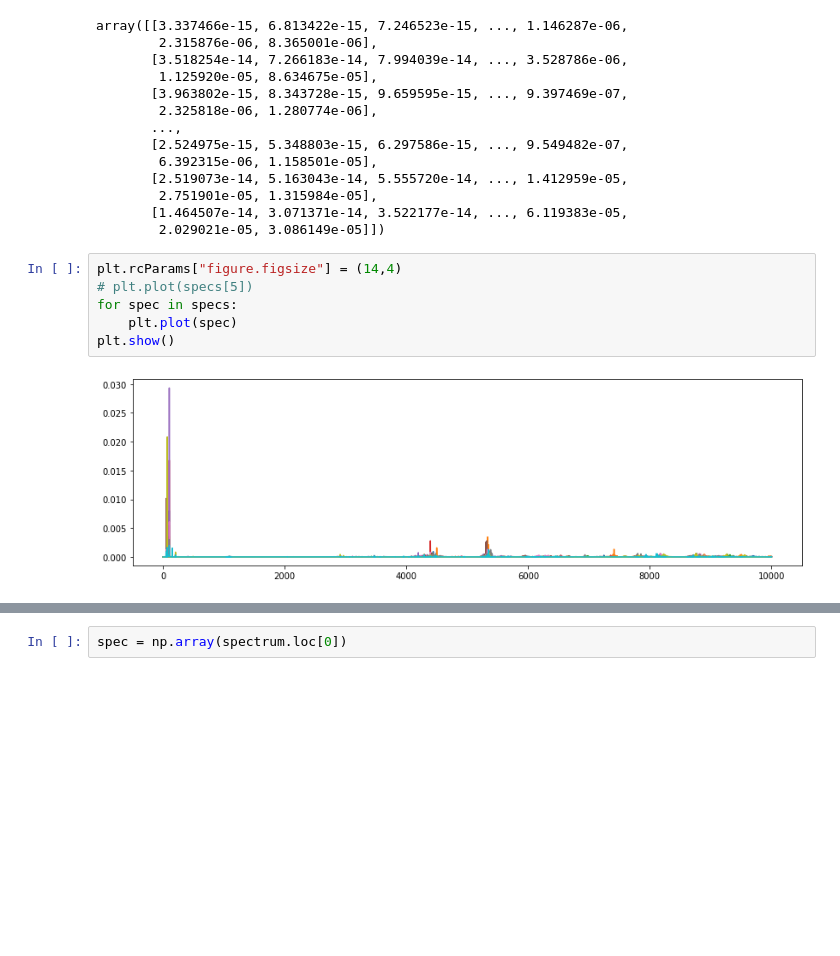
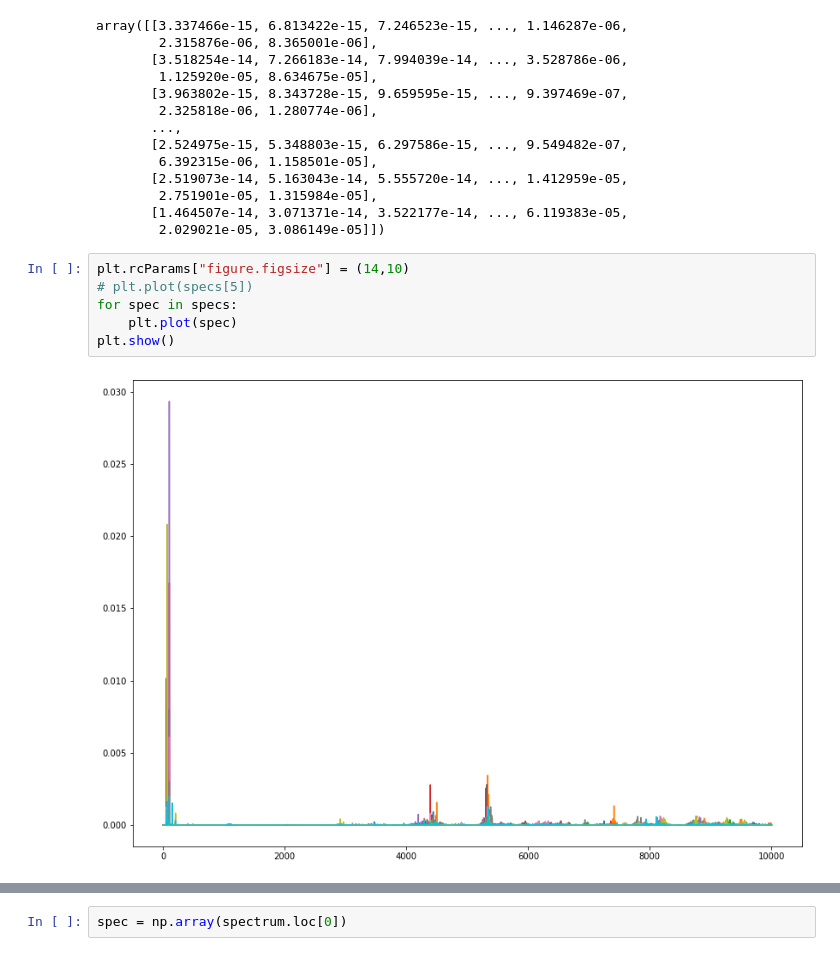
Before and after one commit to wsy8029/nvh, a Jupyter notebook: EDA.ipynb, the cells around one changed output, grey strips where cells are left out. Cells and saved outputs as stored; diff of their text form; blank space fills up the shorter version.

```diff
--- a/EDA.ipynb
+++ b/EDA.ipynb
@@ -57,10 +58,10 @@ array([[3.337466e-15, 6.813422e-15, 7.246523e-15, ..., 1.146287e-06,
        [1.464507e-14, 3.071371e-14, 3.522177e-14, ..., 6.119383e-05,
         2.029021e-05, 3.086149e-05]])
 # %%
-plt.rcParams["figure.figsize"] = (14,4)
+plt.rcParams["figure.figsize"] = (14,10)
 # plt.plot(specs[5])
 for spec in specs:
     plt.plot(spec)
 plt.show()
 # %% [output]
-[figure, old version]
+[figure, new version]
```
Also changed, not shown: parts of 23 cells of this notebook, 4 other files.
